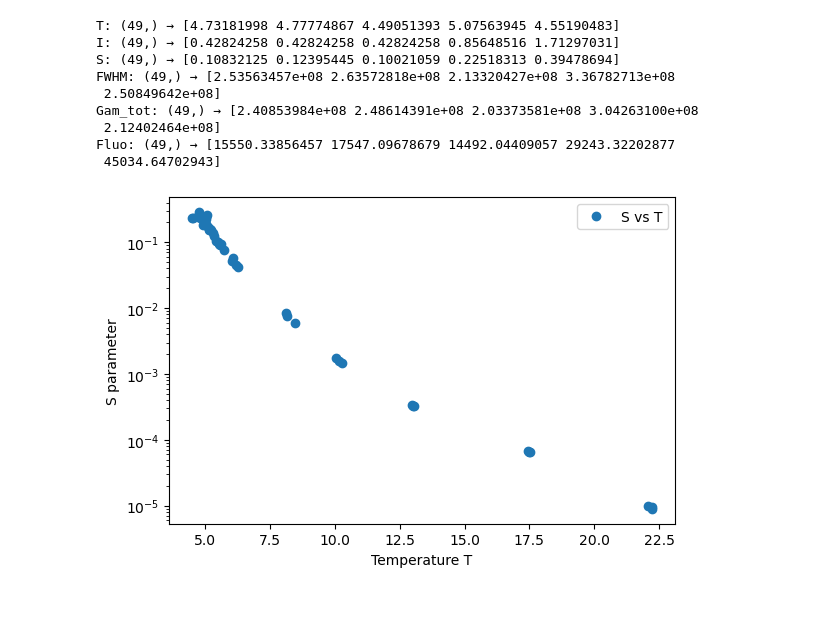
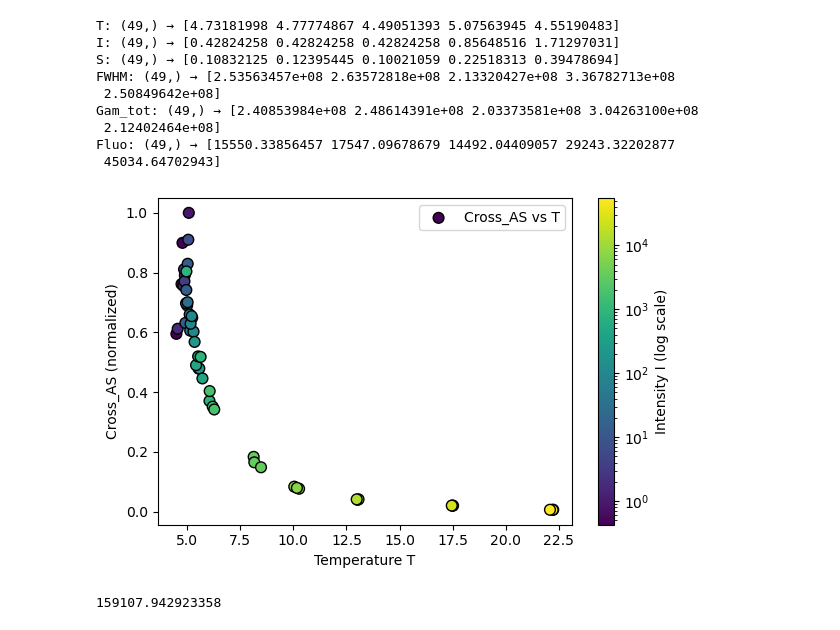
Before and after one commit to Daniele-PyBECTN/molecular_quantum_optics, a Jupyter notebook: Anomalous_saturation/dana_analysis/SvsT.ipynb, the cells around one changed output. Saved outputs shown, nothing was run; the diff lists cells and outputs as text; code cells hidden in the pictures.

```diff
--- a/Anomalous_saturation/dana_analysis/SvsT.ipynb
+++ b/Anomalous_saturation/dana_analysis/SvsT.ipynb
@@ -48,18 +48,46 @@ Gam_tot: (49,) → [2.40853984e+08 2.48614391e+08 2.03373581e+08 3.04263100e+08
  2.12402464e+08]
 Fluo: (49,) → [15550.33856457 17547.09678679 14492.04409057 29243.32202877
  45034.64702943]
-# %%
-# %%
-# (Optional) Example plot to verify data visually
-import matplotlib.pyplot as plt
-
-plt.figure(figsize=(6,4))
-plt.plot(T, S/I, 'o-', linestyle='none', marker='o', label="S vs T")
-plt.xlabel("Temperature T")
-plt.ylabel("S parameter")
-plt.yscale('log')
-plt.legend()
-plt.tight_layout()
-plt.show()
-# %% [output]
-[figure, removed]
+# %%
+# %%
+# (Optional) Example plot with color-coded markers by intensity I (log-scale colormap)
+import matplotlib.pyplot as plt
+from matplotlib.colors import LogNorm
+
+# Compute Cross_AS
+Cross_AS = S_AS / I_AS * Gam_tot_AS / 40e6
+Cross_AS = Cross_AS / np.amax(Cross_AS)
+
+# Avoid zero or negative values for log normalization
+I_pos = np.clip(I_AS, np.min(I_AS[I_AS > 0]), None)
+
+plt.figure(figsize=(6, 4))
+
+# Scatter plot with log-scale color normalization
+sc = plt.scatter(
+    T_AS, Cross_AS,
+    c=I_pos,
+    cmap='viridis',
+    norm=LogNorm(vmin=np.min(I_pos), vmax=np.max(I_pos)),
+    s=60,
+    edgecolor='k',
+    label="Cross_AS vs T"
+)
+
+# Add colorbar
+cbar = plt.colorbar(sc)
+cbar.set_label("Intensity I (log scale)")
+
+plt.xlabel("Temperature T")
+plt.ylabel("Cross_AS (normalized)")
+#plt.yscale('log')
+plt.legend()
+plt.tight_layout()
+plt.show()
+# %% [output]
+[figure, added]
+# %%
+Rinfty = np.amax(Fluo_AS)*1.005
+print(Rinfty)
+# %% [output]
+159107.942923358
```
Also changed, not shown: parts of 5 cells of this notebook, 1 other file.
